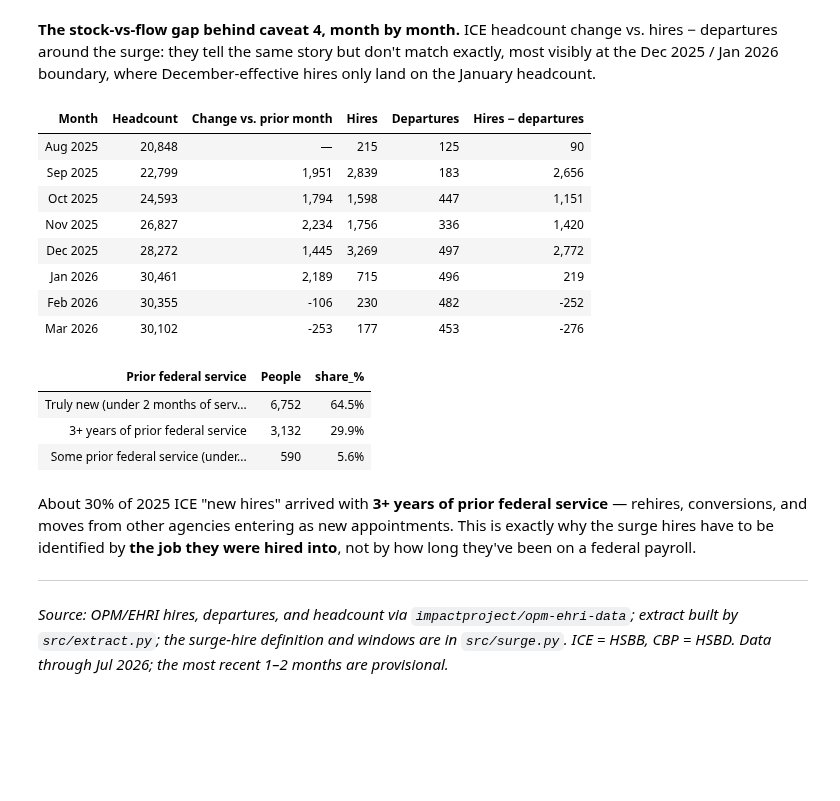
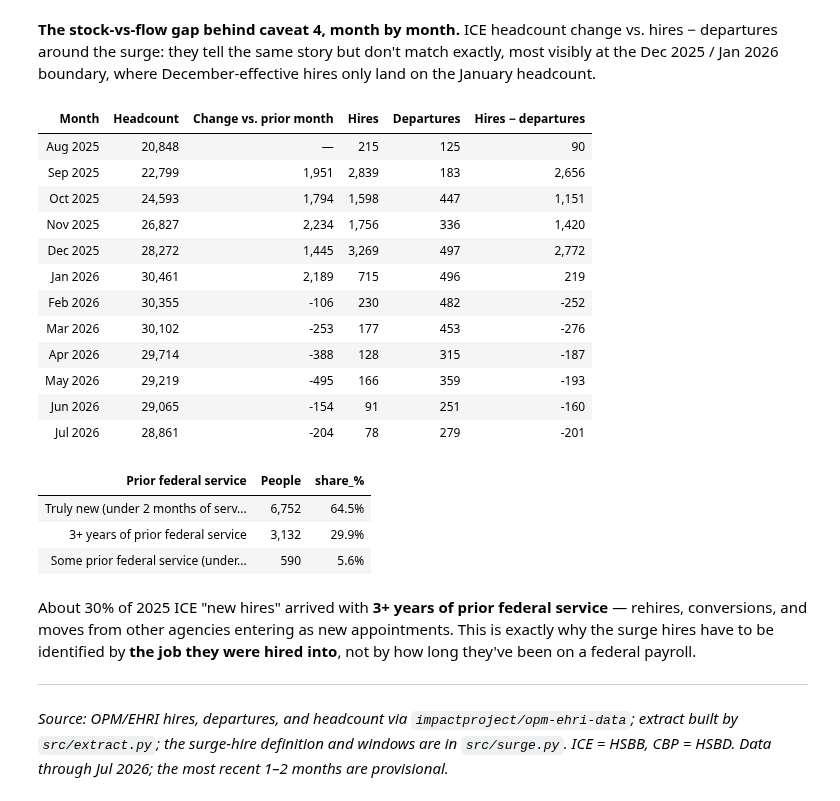
Before and after one commit to abigailhaddad/icehires, a Jupyter notebook: dhs_hiring_surge.ipynb, the cells around one changed output. Drawn from its saved outputs; the diff is of its cells as text; code cells hidden in the pictures; blank space fills up the shorter version.

```diff
--- a/dhs_hiring_surge.ipynb
+++ b/dhs_hiring_surge.ipynb
@@ -673,26 +766,30 @@ around the surge: they tell the same story but don't match exactly, most visibly
 # %%
 recon = q(f"""
   WITH e AS (SELECT snapshot_ym ym, SUM(count) hc FROM '{EMP}' WHERE agy_code='{surge.ICE}' GROUP BY 1),
        a AS (SELECT event_ym ym, SUM(count) acc FROM '{ACC}' WHERE agy_code='{surge.ICE}' GROUP BY 1),
        s AS (SELECT event_ym ym, SUM(count) sep FROM '{SEP}' WHERE agy_code='{surge.ICE}' GROUP BY 1)
   SELECT e.ym, hc, hc - LAG(hc) OVER (ORDER BY e.ym) AS d_headcount,
          acc, sep, acc - sep AS net_flow
   FROM e LEFT JOIN a ON a.ym=e.ym LEFT JOIN s ON s.ym=e.ym
-  WHERE e.ym BETWEEN '202508' AND '202603' ORDER BY e.ym
+  WHERE e.ym BETWEEN '202508' AND '{surge.LATEST_MONTH}' ORDER BY e.ym
 """)
 recon_disp = recon.assign(Month=recon.ym.map(ym_label))[["Month","hc","d_headcount","acc","sep","net_flow"]]
 recon_disp.columns = ["Month","Headcount","Change vs. prior month","Hires","Departures","Hires − departures"]
 show(recon_disp)
 # %% [output]
 | Month | Headcount | Change vs. prior month | Hires | Departures | Hires − departures |
 | Aug 2025 | 20,848 | — | 215 | 125 | 90 |
 | Sep 2025 | 22,799 | 1,951 | 2,839 | 183 | 2,656 |
 | Oct 2025 | 24,593 | 1,794 | 1,598 | 447 | 1,151 |
 | Nov 2025 | 26,827 | 2,234 | 1,756 | 336 | 1,420 |
 | Dec 2025 | 28,272 | 1,445 | 3,269 | 497 | 2,772 |
 | Jan 2026 | 30,461 | 2,189 | 715 | 496 | 219 |
 | Feb 2026 | 30,355 | -106 | 230 | 482 | -252 |
 | Mar 2026 | 30,102 | -253 | 177 | 453 | -276 |
+| Apr 2026 | 29,714 | -388 | 128 | 315 | -187 |
+| May 2026 | 29,219 | -495 | 166 | 359 | -193 |
+| Jun 2026 | 29,065 | -154 | 91 | 251 | -160 |
+| Jul 2026 | 28,861 | -204 | 78 | 279 | -201 |
 # %%
 prior = q(f"""
   SELECT CASE WHEN {surge.dbl('length_of_service_years')} < 0.15 THEN 'Truly new (under 2 months of service)'
@@ -709,13 +806,20 @@ show(prior.rename(columns={"prior_experience":"Prior federal service","n":"Peopl
 | Truly new (under 2 months of serv... | 6,752 | 64.5% |
 | 3+ years of prior federal service | 3,132 | 29.9% |
 | Some prior federal service (under... | 590 | 5.6% |
-# %% [markdown]
-About 30% of 2025 ICE "new hires" arrived with **3+ years of prior federal service** — rehires,
-conversions, and moves from other agencies entering as new appointments. This is exactly why the surge
-hires have to be identified by **the job they were hired into**, not by how long they've been on a
-federal payroll.
-
----
-*Source: OPM/EHRI hires, departures, and headcount via `impactproject/opm-ehri-data`; extract built by
-`src/extract.py`; the surge-hire definition and windows are in `src/surge.py`. ICE = HSBB, CBP = HSBD.
-Data through Jul 2026; the most recent 1–2 months are provisional.*
+# %%
+p3plus_share = prior.set_index("prior_experience").loc["3+ years of prior federal service", "share_%"]
+display(Markdown(
+    f"About {p3plus_share:.0f}% of 2025 ICE \"new hires\" arrived with **3+ years of prior federal "
+    f"service** — rehires, conversions, and moves from other agencies entering as new appointments. This "
+    f"is exactly why the surge hires have to be identified by **the job they were hired into**, not by "
+    f"how long they've been on a federal payroll.\n\n"
+    f"---\n"
+    f"*Source: OPM/EHRI hires, departures, and headcount via `impactproject/opm-ehri-data`; extract built "
+    f"by `src/extract.py`; the surge-hire definition and windows are in `src/surge.py`. ICE = HSBB, CBP = "
+    f"HSBD. Data through {ym_label(surge.LATEST_MONTH)}; the most recent 1–2 months are provisional.*"
+))
+# %% [output]
+About 30% of 2025 ICE "new hires" arrived with **3+ years of prior federal service** — rehires, conversions, and moves from other agencies entering as new appointments. This is exactly why the surge hires have to be identified by **the job they were hired into**, not by how long they've been on a federal payroll.
+
+---
+*Source: OPM/EHRI hires, departures, and headcount via `impactproject/opm-ehri-data`; extract built by `src/extract.py`; the surge-hire definition and windows are in `src/surge.py`. ICE = HSBB, CBP = HSBD. Data through Jul 2026; the most recent 1–2 months are provisional.*
```
Also changed, not shown: parts of 30 cells of this notebook, 2 other files.
